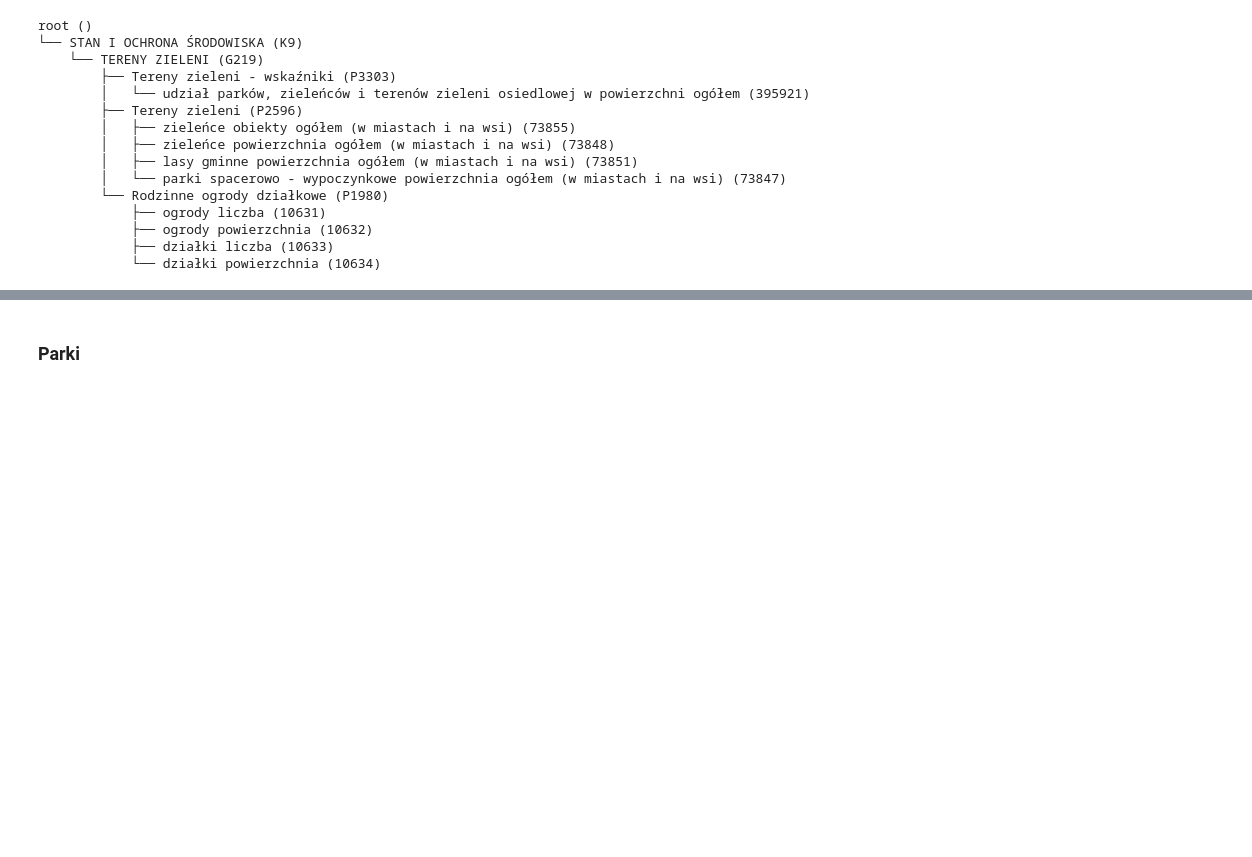
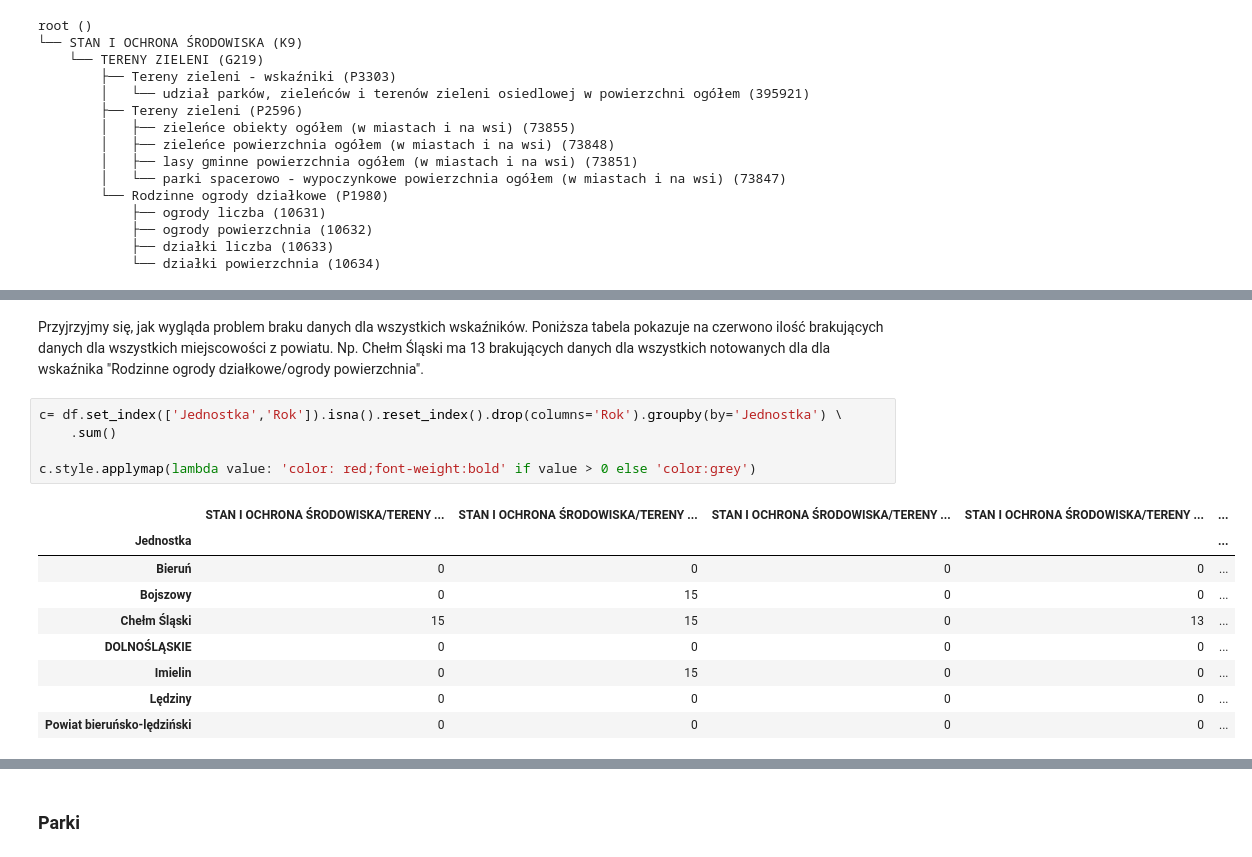
Before and after one commit to kodujdlapolski/tumieszkaj, a Jupyter notebook: Dane dla MVP TuMieszkaj.ipynb, the cells around one changed output, grey strips where cells are left out. Drawn from its saved outputs; the diff is of its cells as text; blank space fills up the shorter version.

```diff
--- a/Dane dla MVP TuMieszkaj.ipynb
+++ b/Dane dla MVP TuMieszkaj.ipynb
@@ -38,0 +94,17 @@ root ()
+# %% [markdown]
+Przyjrzyjmy się, jak wygląda problem braku danych dla wszystkich wskaźników. Poniższa tabela pokazuje na czerwono ilość brakujących danych dla wszystkich miejscowości z powiatu. Np. Chełm Śląski ma 13 brakujących danych dla wszystkich notowanych dla dla wskaźnika "Rodzinne ogrody działkowe/ogrody powierzchnia".
+# %%
+c= df.set_index(['Jednostka','Rok']).isna().reset_index().drop(columns='Rok').groupby(by='Jednostka') \
+    .sum()
+
+c.style.applymap(lambda value: 'color: red;font-weight:bold' if value > 0 else 'color:grey')
+# %% [output]
+|  | STAN I OCHRONA ŚRODOWISKA/TERENY ... | STAN I OCHRONA ŚRODOWISKA/TERENY ... | STAN I OCHRONA ŚRODOWISKA/TERENY ... | STAN I OCHRONA ŚRODOWISKA/TERENY ... | ... |
+| Jednostka |  |  |  |  | ... |
+| Bieruń | 0 | 0 | 0 | 0 | ... |
+| Bojszowy | 0 | 15 | 0 | 0 | ... |
+| Chełm Śląski | 15 | 15 | 0 | 13 | ... |
+| DOLNOŚLĄSKIE | 0 | 0 | 0 | 0 | ... |
+| Imielin | 0 | 15 | 0 | 0 | ... |
+| Lędziny | 0 | 0 | 0 | 0 | ... |
+| Powiat bieruńsko-lędziński | 0 | 0 | 0 | 0 | ... |
```
Also changed, not shown: parts of 7 cells of this notebook, 10 other files.
